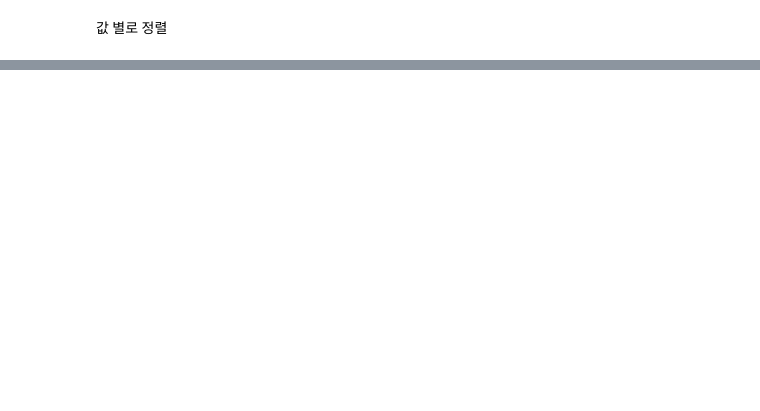
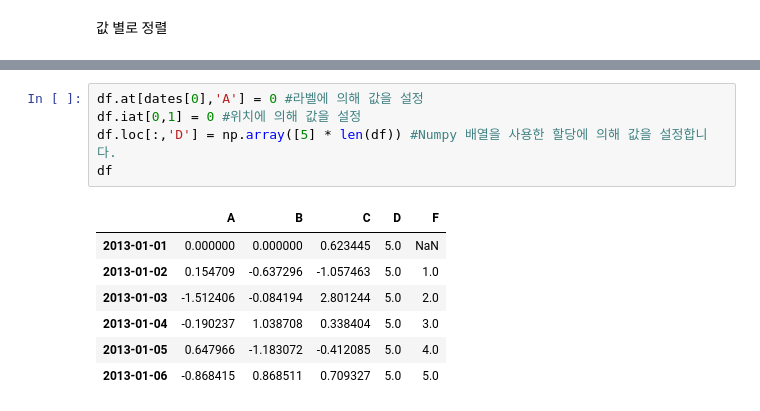
Before and after one commit to KangSikWoo/AIphoria-SelfStudy, a Jupyter notebook: ai_1/pandas.ipynb, the cells around one changed output, grey strips where cells are left out. Saved outputs shown, nothing was run; the diff lists cells and outputs as text; blank space fills up the shorter version.

```diff
--- a/ai_1/pandas.ipynb
+++ b/ai_1/pandas.ipynb
@@ -177,0 +391,13 @@ df.sort_values(by='B', ascending=False) #B를 기준으로 정렬
+# %%
+df.at[dates[0],'A'] = 0 #라벨에 의해 값을 설정
+df.iat[0,1] = 0 #위치에 의해 값을 설정
+df.loc[:,'D'] = np.array([5] * len(df)) #Numpy 배열을 사용한 할당에 의해 값을 설정합니다.
+df
+# %% [output]
+|  | A | B | C | D | F |
+| 2013-01-01 | 0.000000 | 0.000000 | 0.623445 | 5.0 | NaN |
+| 2013-01-02 | 0.154709 | -0.637296 | -1.057463 | 5.0 | 1.0 |
+| 2013-01-03 | -1.512406 | -0.084194 | 2.801244 | 5.0 | 2.0 |
+| 2013-01-04 | -0.190237 | 1.038708 | 0.338404 | 5.0 | 3.0 |
+| 2013-01-05 | 0.647966 | -1.183072 | -0.412085 | 5.0 | 4.0 |
+| 2013-01-06 | -0.868415 | 0.868511 | 0.709327 | 5.0 | 5.0 |
```
Also changed, not shown: parts of 51 cells of this notebook.
